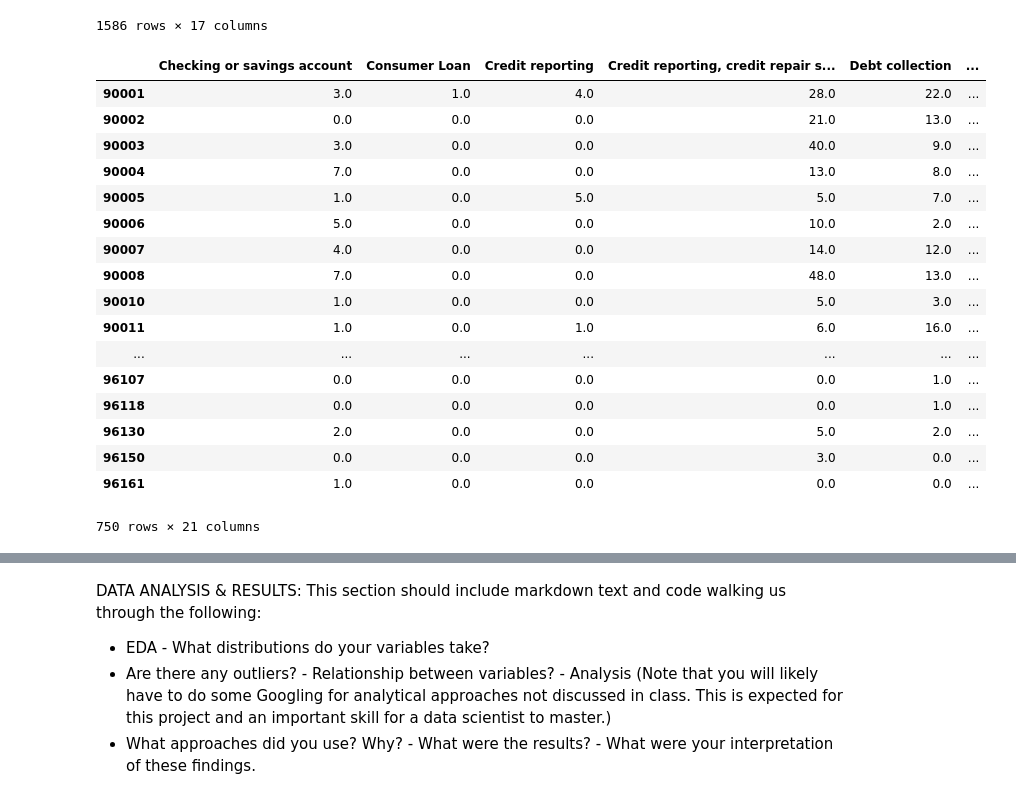
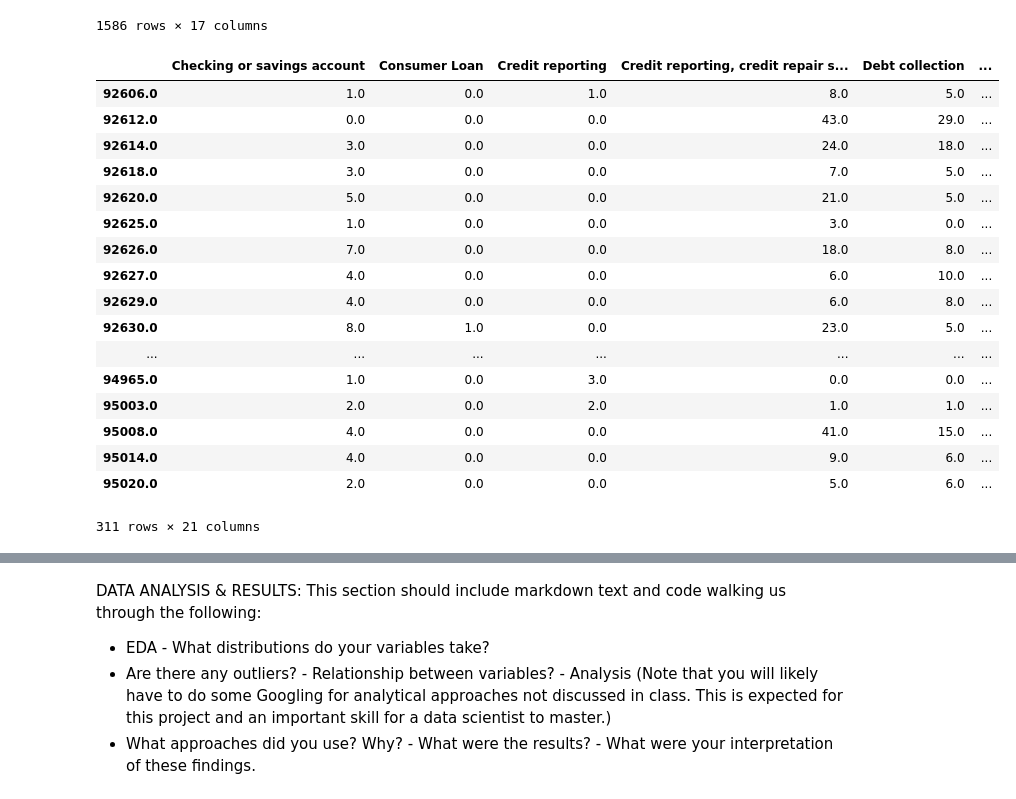
Before and after one commit to jmdangelo/Cogs108-Final-Project, a Jupyter notebook: FinalProject.ipynb, the cells around one changed output, grey strips where cells are left out. Saved outputs shown, nothing was run; the diff lists cells and outputs as text; code cells hidden in the pictures.

```diff
--- a/FinalProject.ipynb
+++ b/FinalProject.ipynb
@@ -138,28 +146,32 @@ grouped_df
 # %%
 grouped_df.index = grouped_df.index.astype('str')
 df_income.index = df_income.index.astype('str')
 
 complaints_df = pd.concat([grouped_df, df_income], axis=1, sort=False)
 complaints_df = complaints_df.dropna()
 complaints_df['Total Complaints'] = grouped_df.sum(axis=1)
 
+complaints_df.drop( complaints_df[ complaints_df['Total Complaints'] < 5 ].index , inplace=True)
+complaints_df.drop( complaints_df[ complaints_df['Wealth'] > 500000 ].index , inplace=True)
+
+
 complaints_df
 # %% [output]
 |  | Checking or savings account | Consumer Loan | Credit reporting | Credit reporting, credit repair s... | Debt collection | ... |
-| 90001 | 3.0 | 1.0 | 4.0 | 28.0 | 22.0 | ... |
-| 90002 | 0.0 | 0.0 | 0.0 | 21.0 | 13.0 | ... |
-| 90003 | 3.0 | 0.0 | 0.0 | 40.0 | 9.0 | ... |
-| 90004 | 7.0 | 0.0 | 0.0 | 13.0 | 8.0 | ... |
-| 90005 | 1.0 | 0.0 | 5.0 | 5.0 | 7.0 | ... |
-| 90006 | 5.0 | 0.0 | 0.0 | 10.0 | 2.0 | ... |
-| 90007 | 4.0 | 0.0 | 0.0 | 14.0 | 12.0 | ... |
-| 90008 | 7.0 | 0.0 | 0.0 | 48.0 | 13.0 | ... |
-| 90010 | 1.0 | 0.0 | 0.0 | 5.0 | 3.0 | ... |
-| 90011 | 1.0 | 0.0 | 1.0 | 6.0 | 16.0 | ... |
+| 92606.0 | 1.0 | 0.0 | 1.0 | 8.0 | 5.0 | ... |
+| 92612.0 | 0.0 | 0.0 | 0.0 | 43.0 | 29.0 | ... |
+| 92614.0 | 3.0 | 0.0 | 0.0 | 24.0 | 18.0 | ... |
+| 92618.0 | 3.0 | 0.0 | 0.0 | 7.0 | 5.0 | ... |
+| 92620.0 | 5.0 | 0.0 | 0.0 | 21.0 | 5.0 | ... |
+| 92625.0 | 1.0 | 0.0 | 0.0 | 3.0 | 0.0 | ... |
+| 92626.0 | 7.0 | 0.0 | 0.0 | 18.0 | 8.0 | ... |
+| 92627.0 | 4.0 | 0.0 | 0.0 | 6.0 | 10.0 | ... |
+| 92629.0 | 4.0 | 0.0 | 0.0 | 6.0 | 8.0 | ... |
+| 92630.0 | 8.0 | 1.0 | 0.0 | 23.0 | 5.0 | ... |
 | ... | ... | ... | ... | ... | ... | ... |
-| 96107 | 0.0 | 0.0 | 0.0 | 0.0 | 1.0 | ... |
-| 96118 | 0.0 | 0.0 | 0.0 | 0.0 | 1.0 | ... |
-| 96130 | 2.0 | 0.0 | 0.0 | 5.0 | 2.0 | ... |
-| 96150 | 0.0 | 0.0 | 0.0 | 3.0 | 0.0 | ... |
-| 96161 | 1.0 | 0.0 | 0.0 | 0.0 | 0.0 | ... |
+| 94965.0 | 1.0 | 0.0 | 3.0 | 0.0 | 0.0 | ... |
+| 95003.0 | 2.0 | 0.0 | 2.0 | 1.0 | 1.0 | ... |
+| 95008.0 | 4.0 | 0.0 | 0.0 | 41.0 | 15.0 | ... |
+| 95014.0 | 4.0 | 0.0 | 0.0 | 9.0 | 6.0 | ... |
+| 95020.0 | 2.0 | 0.0 | 0.0 | 5.0 | 6.0 | ... |
-750 rows × 21 columns
+311 rows × 21 columns
```
Also changed, not shown: parts of 10 cells of this notebook.
